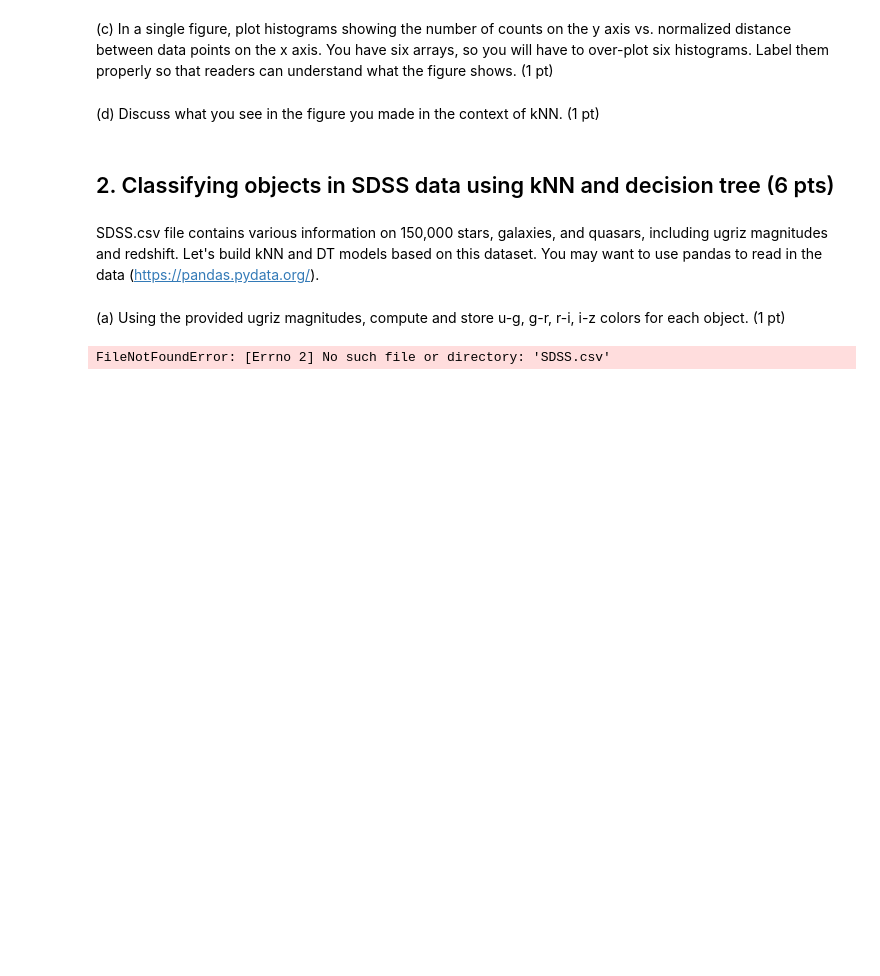
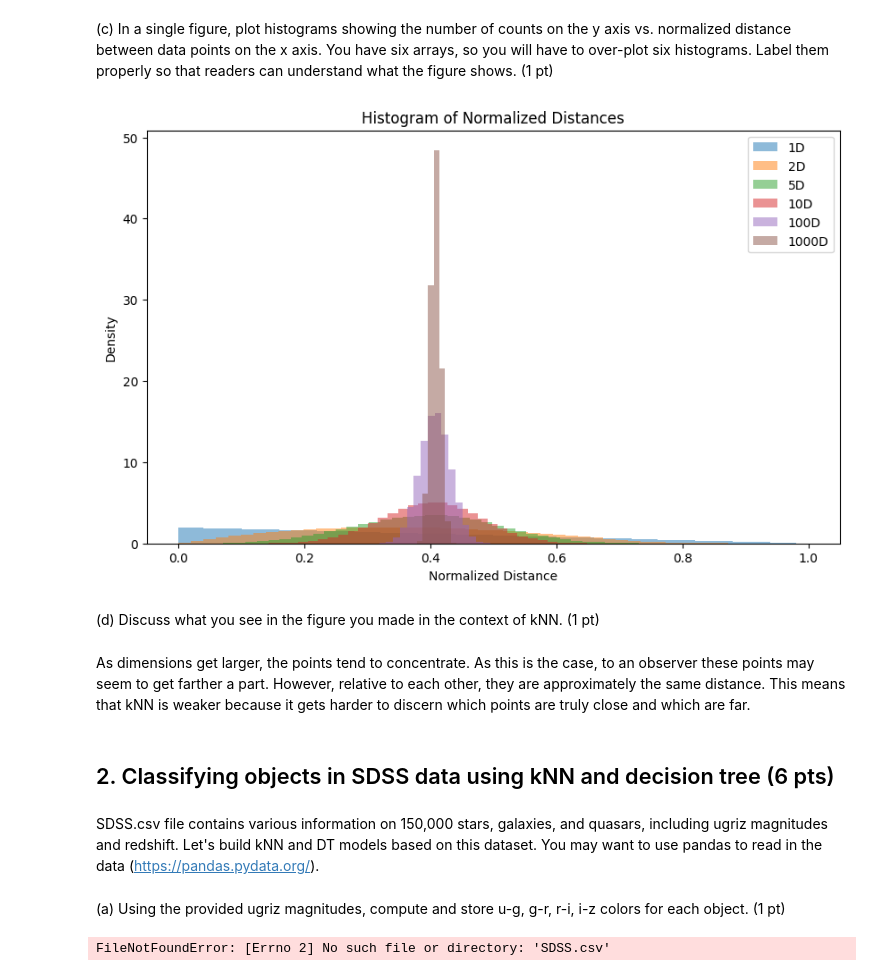
Before and after one commit to jer-martin/ML-homeworks, a Jupyter notebook: AST4930_homework3.ipynb, the cells around one changed output. Drawn from its saved outputs; the diff is of its cells as text; code cells hidden in the pictures; blank space fills up the shorter version.

```diff
--- a/AST4930_homework3.ipynb
+++ b/AST4930_homework3.ipynb
@@ -101,7 +103,39 @@ init arrays complete, init distance matrices...
 # %% [markdown]
 (c) In a single figure, plot histograms showing the number of counts on the y axis vs. normalized distance between data points on the x axis. You have six arrays, so you will have to over-plot six histograms. Label them properly so that readers can understand what the figure shows. (1 pt)
+# %%
+
+import matplotlib.pyplot as plt
+
+# Flatten the matrices into 1D arrays
+flattened_distances = [
+    normalized_1d.ravel(),
+    normalized_2d.ravel(),
+    normalized_5d.ravel(),
+    normalized_10d.ravel(),
+    normalized_100d.ravel(),
+    normalized_1000d.ravel()
+]
+
+labels = ["1D", "2D", "5D", "10D", "100D", "1000D"]
+
+plt.figure(figsize=(10, 6))
+
+# Plotting each histogram
+for distances, label in zip(flattened_distances, labels):
+    plt.hist(distances, bins=50, alpha=0.5, label=label, density=True)  # `density=True` ensures the histograms are normalized
+
+plt.title("Histogram of Normalized Distances")
+plt.xlabel("Normalized Distance")
+plt.ylabel("Density")
+plt.legend(loc="upper right")  # Display the labels
+
+plt.show()
+# %% [output]
+[figure, added]
 # %% [markdown]
 (d) Discuss what you see in the figure you made in the context of kNN. (1 pt)
+# %% [markdown]
+As dimensions get larger, the points tend to concentrate. As this is the case, to an observer these points may seem to get farther a part. However, relative to each other, they are approximately the same distance. This means that kNN is weaker because it gets harder to discern which points are truly close and which are far.
 # %% [markdown]
 ## 2. Classifying objects in SDSS data using kNN and decision tree (6 pts)
 # %% [markdown]
```
Also changed, not shown: parts of 1 cell of this notebook.
